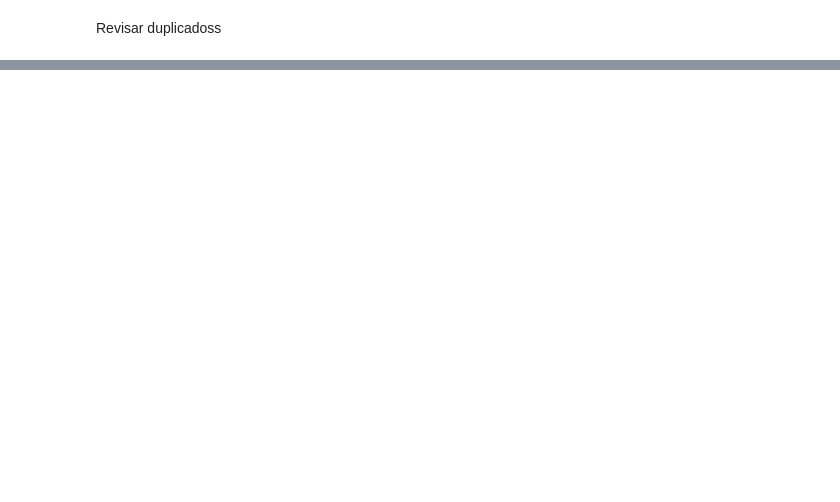
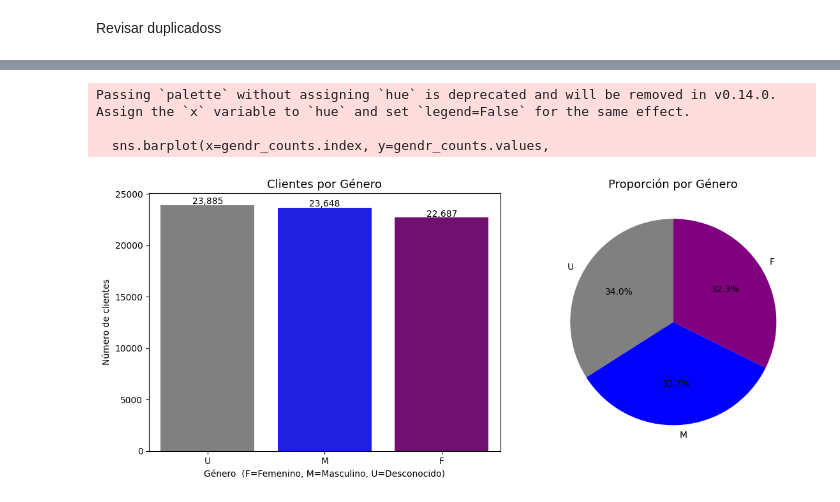
Before and after one commit to demonvaa/vanguard-ab-test, a Jupyter notebook: Proyecto_2.ipynb, the cells around one changed output, grey strips where cells are left out. Cells and saved outputs as stored; diff of their text form; code cells hidden in the pictures; blank space fills up the shorter version.

```diff
--- a/Proyecto_2.ipynb
+++ b/Proyecto_2.ipynb
@@ -91,0 +597,27 @@ Revisar duplicadoss
+# %%
+colores = {'F': 'purple', 'M': 'blue', 'U': 'gray'}
+orden = gendr_counts.index.tolist()
+lista_colores = [colores[g] for g in orden]
+
+fig, axes = plt.subplots(1, 2, figsize=(12, 5))
+
+sns.barplot(x=gendr_counts.index, y=gendr_counts.values,
+            palette=lista_colores, ax=axes[0])
+axes[0].set_title('Clientes por Género', fontsize=13)
+axes[0].set_xlabel('Género  (F=Femenino, M=Masculino, U=Desconocido)')
+axes[0].set_ylabel('Número de clientes')
+for i, v in enumerate(gendr_counts.values):
+    axes[0].text(i, v + 100, f'{v:,}', ha='center', fontsize=10)
+
+axes[1].pie(gendr_counts.values, labels=gendr_counts.index,
+            autopct='%1.1f%%', startangle=90,
+            colors=lista_colores)
+axes[1].set_title('Proporción por Género', fontsize=13)
+
+plt.tight_layout()
+plt.show()
+# %% [output]
+Passing `palette` without assigning `hue` is deprecated and will be removed in v0.14.0. Assign the `x` variable to `hue` and set `legend=False` for the same effect.
+
+  sns.barplot(x=gendr_counts.index, y=gendr_counts.values,
+[figure, added]
```
Also changed, not shown: parts of 61 cells of this notebook.
